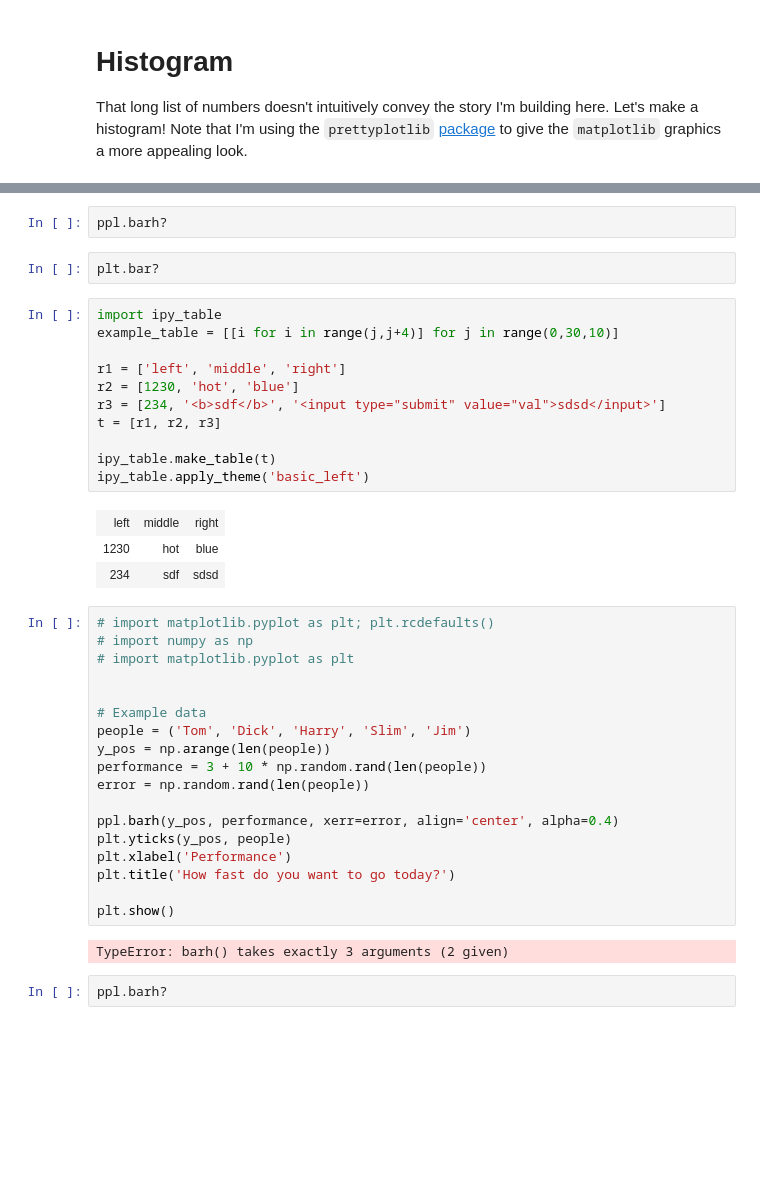
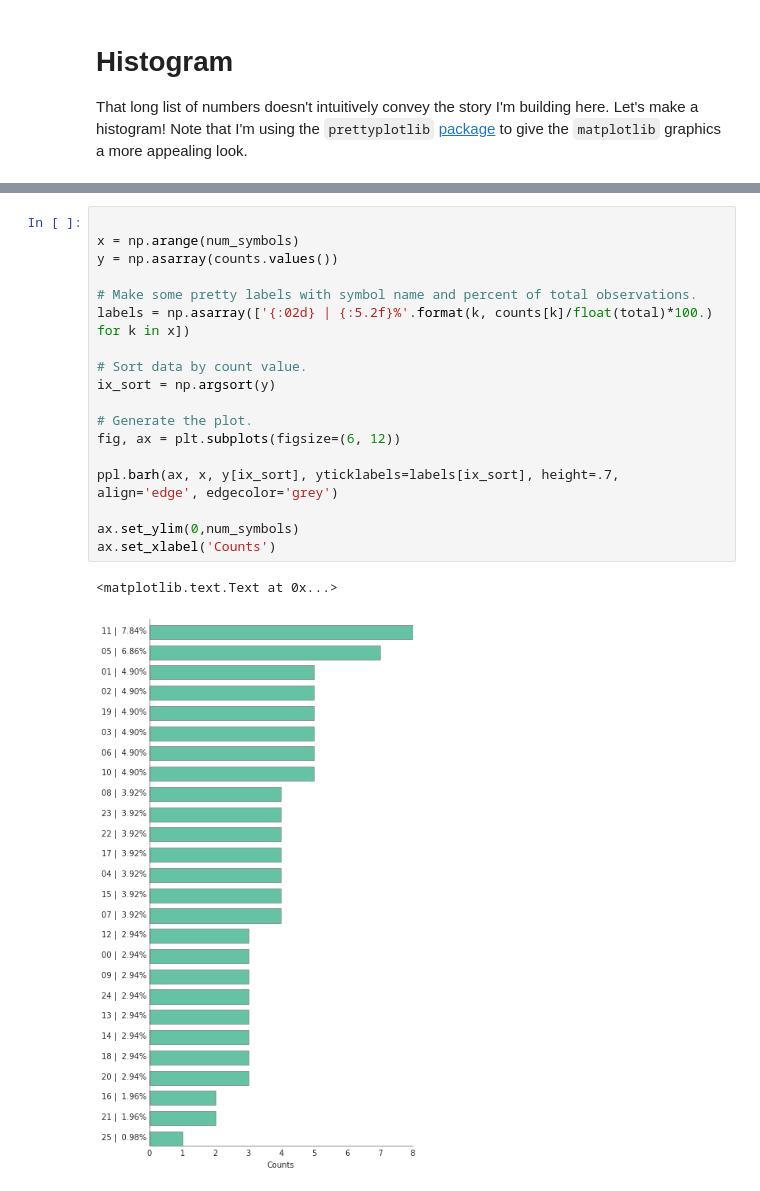
Before and after one commit to Who8MyLunch/Holiday_Distraction, a Jupyter notebook: encoded_message.ipynb, the cells around one changed output, grey strips where cells are left out. Drawn from its saved outputs; the diff is of its cells as text; blank space fills up the shorter version.

```diff
--- a/encoded_message.ipynb
+++ b/encoded_message.ipynb
@@ -200,41 +145,21 @@ ppl.barh(ax, x, y[ix_sort])
-# %%
-ppl.barh?
-# %%
-plt.bar?
-# %%
-import ipy_table
-example_table = [[i for i in range(j,j+4)] for j in range(0,30,10)]
-
-r1 = ['left', 'middle', 'right']
-r2 = [1230, 'hot', 'blue']
-r3 = [234, '<b>sdf</b>', '<input type="submit" value="val">sdsd</input>']
-t = [r1, r2, r3]
-
-ipy_table.make_table(t)
-ipy_table.apply_theme('basic_left')
-# %% [output]
-| left | middle | right |
-| 1230 | hot | blue |
-| 234 | sdf | sdsd |
-# %%
-# import matplotlib.pyplot as plt; plt.rcdefaults()
-# import numpy as np
-# import matplotlib.pyplot as plt
-
-
-# Example data
-people = ('Tom', 'Dick', 'Harry', 'Slim', 'Jim')
-y_pos = np.arange(len(people))
-performance = 3 + 10 * np.random.rand(len(people))
-error = np.random.rand(len(people))
-
-ppl.barh(y_pos, performance, xerr=error, align='center', alpha=0.4)
-plt.yticks(y_pos, people)
-plt.xlabel('Performance')
-plt.title('How fast do you want to go today?')
-
-plt.show()
-# %% [output]
-TypeError: barh() takes exactly 3 arguments (2 given)
-# %%
-ppl.barh?
+# %%
+
+x = np.arange(num_symbols)
+y = np.asarray(counts.values())
+
+# Make some pretty labels with symbol name and percent of total observations.
+labels = np.asarray(['{:02d} | {:5.2f}%'.format(k, counts[k]/float(total)*100.) for k in x])
+
+# Sort data by count value.
+ix_sort = np.argsort(y)
+
+# Generate the plot.
+fig, ax = plt.subplots(figsize=(6, 12))
+
+ppl.barh(ax, x, y[ix_sort], yticklabels=labels[ix_sort], height=.7, align='edge', edgecolor='grey')
+
+ax.set_ylim(0,num_symbols)
+ax.set_xlabel('Counts')
+# %% [output]
+<matplotlib.text.Text at 0x...>
+[figure, added]
```
Also changed, not shown: parts of 5 cells of this notebook.
